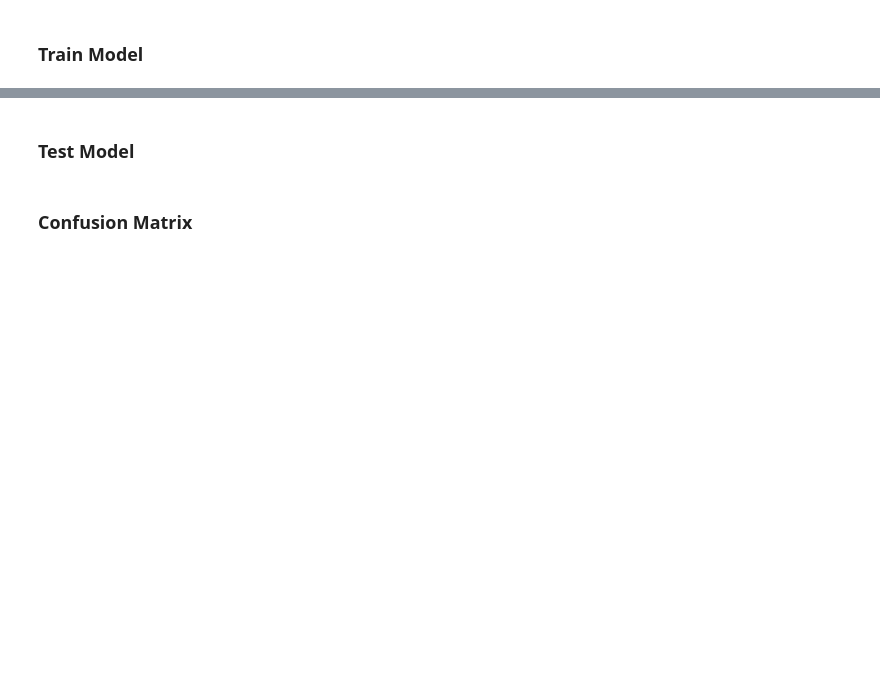
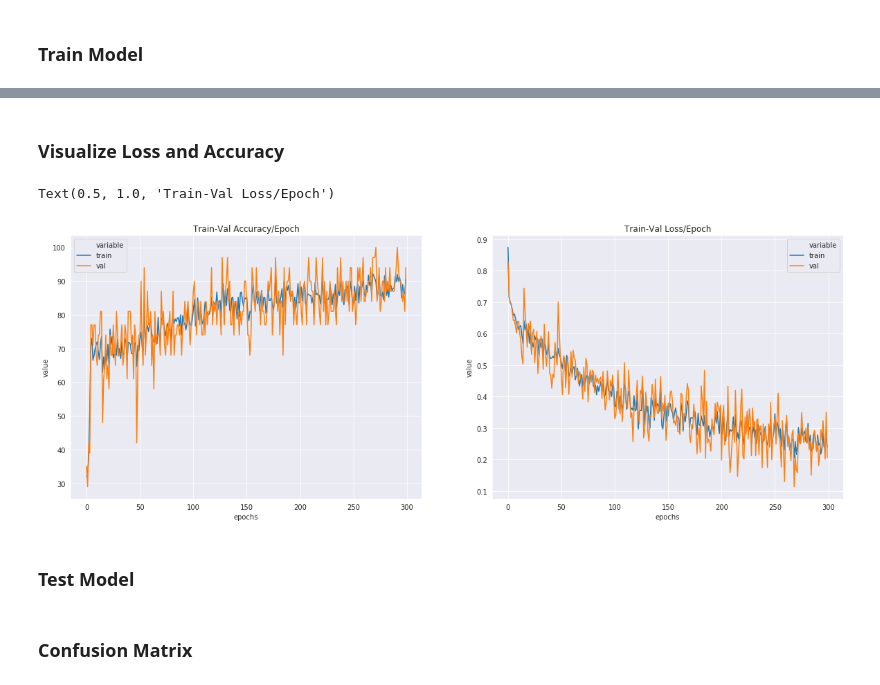
Before and after one commit to theairbend3r/how-to-train-your-neural-net, a Jupyter notebook: pytorch/tabular/classification/binary_classification_spine.ipynb, the cells around one changed output, grey strips where cells are left out. Saved outputs shown, nothing was run; the diff lists cells and outputs as text; code cells hidden in the pictures; blank space fills up the shorter version.

Commit message:
Updated binary classification and multiclass classification with validation loop.

```diff
--- a/pytorch/tabular/classification/binary_classification_spine.ipynb
+++ b/pytorch/tabular/classification/binary_classification_spine.ipynb
@@ -165,0 +180,4 @@ weighted_sampler = WeightedRandomSampler(
+# %%
+EPOCHS = 300
+BATCH_SIZE = 64
+LEARNING_RATE = 0.001
@@ -218,15 +233,28 @@ BinaryClassification(
 ### Train Model
 # %%
 def binary_acc(y_pred, y_test):
-    y_pred_tag = torch.round(torch.softmax(y_pred, dim = 1))
+    y_pred_tag = torch.softmax(y_pred, dim = 1)
+    _, y_pred_tags = torch.max(y_pred_tag, dim = 1)
 
-    correct_results_sum = (y_pred_tag == y_test).sum().float()
+    correct_results_sum = (y_pred_tags == y_test).sum().float()
+
     acc = correct_results_sum/y_test.shape[0]
     acc = torch.round(acc * 100)
 
     return acc
+# %%
+accuracy_stats = {
+    'train': [],
+    "val": []
+}
+
+loss_stats = {
+    'train': [],
+    "val": []
+}
 # %%
 print("Begin training.")
+
 model.train()
 for e in tqdm(range(1, EPOCHS+1)):
     train_epoch_loss = 0
@@ -238,13 +266,13 @@ for e in tqdm(range(1, EPOCHS+1)):
         y_train_pred = model(X_train_batch)
 
         train_loss = criterion(y_train_pred, y_train_batch)
-#         train_acc = binary_acc(y_train_pred, y_train_batch)
+        train_acc = binary_acc(y_train_pred, y_train_batch)
 
         train_loss.backward()
         optimizer.step()
 
         train_epoch_loss += train_loss.item()
-#         train_epoch_acc += train_acc.item()
+        train_epoch_acc += train_acc.item()
 
 
     with torch.no_grad():
@@ -257,15 +285,19 @@ for e in tqdm(range(1, EPOCHS+1)):
             y_val_pred = model(X_val_batch)
 
             val_loss = criterion(y_val_pred, y_val_batch)
-#             val_acc = binary_acc(y_val_pred, y_val_batch)
+            val_acc = binary_acc(y_val_pred, y_val_batch)
 
             val_epoch_loss += train_loss.item()
-#             val_epoch_acc += train_acc.item()
+            val_epoch_acc += train_acc.item()
 
 
 
+    loss_stats['train'].append(train_epoch_loss/len(train_loader))
+    loss_stats['val'].append(val_epoch_loss/len(val_loader))
+    accuracy_stats['train'].append(train_epoch_acc/len(train_loader))
+    accuracy_stats['val'].append(val_epoch_acc/len(val_loader))
 
-    print(f'Epoch {e+0:03}: | Train Loss: {train_epoch_loss/len(train_loader):.5f} | Val Loss: {val_epoch_loss/len(val_loader):.5f} ')
-#     | Train Acc: {train_epoch_acc/len(train_loader):.3f}| Val Acc: {val_epoch_acc/len(val_loader):.3f}
+
+    print(f'Epoch {e+0:03}: | Train Loss: {train_epoch_loss/len(train_loader):.5f} | Val Loss: {val_epoch_loss/len(val_loader):.5f} | Train Acc: {train_epoch_acc/len(train_loader):.3f}| Val Acc: {val_epoch_acc/len(val_loader):.3f}')
 # %% [output]
 Begin training.
@@ -288,3 +320,15 @@ Epoch 200: | Train Loss: 0.32053 | Val Loss: 0.33148
+# %% [markdown]
+### Visualize Loss and Accuracy
+# %%
+train_val_acc_df = pd.DataFrame.from_dict(accuracy_stats).reset_index().melt(id_vars=['index']).rename(columns={"index":"epochs"})
+train_val_loss_df = pd.DataFrame.from_dict(loss_stats).reset_index().melt(id_vars=['index']).rename(columns={"index":"epochs"})
+
+fig, axes = plt.subplots(nrows=1, ncols=2, figsize=(20,7))
+sns.lineplot(data=train_val_acc_df, x = "epochs", y="value", hue="variable",  ax=axes[0]).set_title('Train-Val Accuracy/Epoch')
+sns.lineplot(data=train_val_loss_df, x = "epochs", y="value", hue="variable", ax=axes[1]).set_title('Train-Val Loss/Epoch')
+# %% [output]
+Text(0.5, 1.0, 'Train-Val Loss/Epoch')
+[figure, added]
 # %% [markdown]
 ### Test Model
 # %%
```
Also changed, not shown: parts of 22 cells of this notebook, 1 other file.
